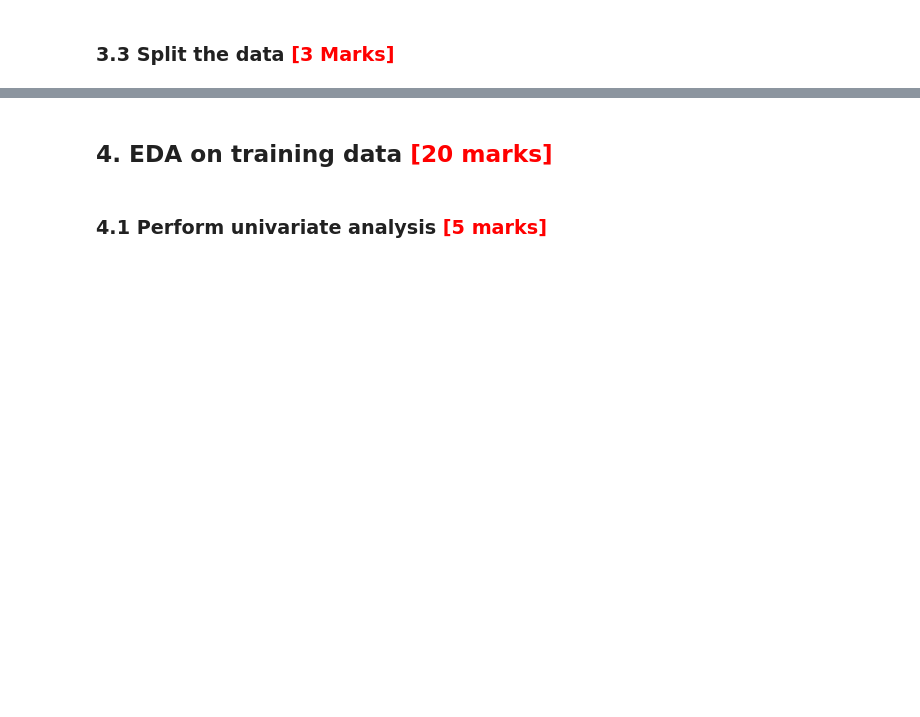
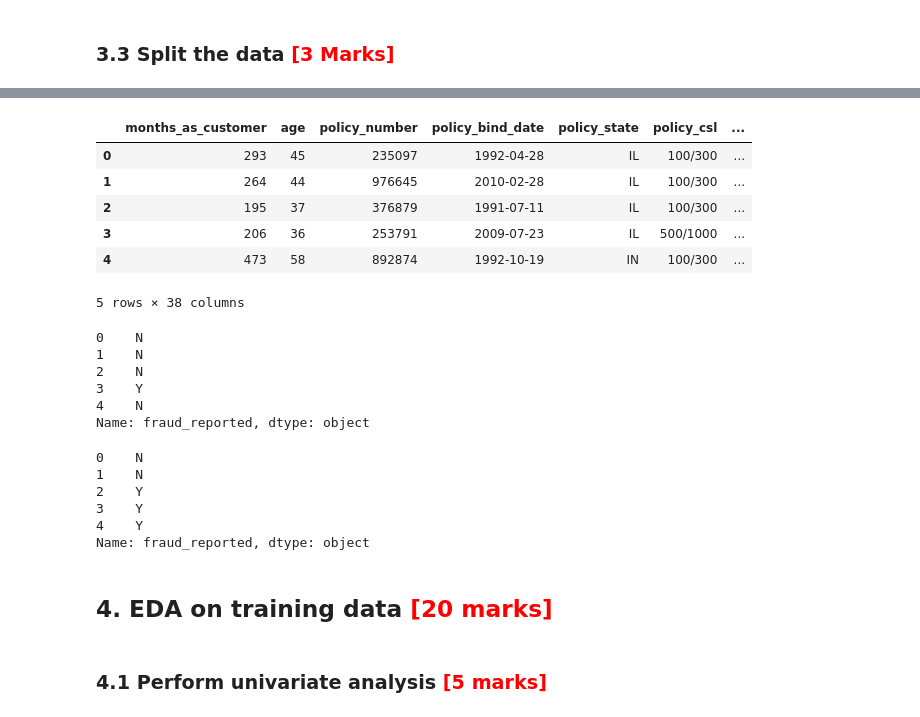
Before and after one commit to avanindra3/Fraudulent_Claim_Detection, a Jupyter notebook: Fraudulent_Claim_Detection.ipynb, the cells around one changed output, grey strips where cells are left out. Cells and saved outputs as stored; diff of their text form; code cells hidden in the pictures; blank space fills up the shorter version.

```diff
--- a/Fraudulent_Claim_Detection.ipynb
+++ b/Fraudulent_Claim_Detection.ipynb
@@ -379,3 +491,31 @@ from sklearn.model_selection import train_test_split
+# %%
+X_test.head()
+# %% [output]
+|  | months_as_customer | age | policy_number | policy_bind_date | policy_state | policy_csl | ... |
+| 0 | 293 | 45 | 235097 | 1992-04-28 | IL | 100/300 | ... |
+| 1 | 264 | 44 | 976645 | 2010-02-28 | IL | 100/300 | ... |
+| 2 | 195 | 37 | 376879 | 1991-07-11 | IL | 100/300 | ... |
+| 3 | 206 | 36 | 253791 | 2009-07-23 | IL | 500/1000 | ... |
+| 4 | 473 | 58 | 892874 | 1992-10-19 | IN | 100/300 | ... |
+5 rows × 38 columns
+# %%
+y_train.head()
+# %% [output]
+0    N
+1    N
+2    N
+3    Y
+4    N
+Name: fraud_reported, dtype: object
+# %%
+y_test.head()
+# %% [output]
+0    N
+1    N
+2    Y
+3    Y
+4    Y
+Name: fraud_reported, dtype: object
 # %% [markdown]
 ## **4. EDA on training data** <font color = red>[20 marks]</font>
 # %% [markdown]
```
Also changed, not shown: parts of 23 cells of this notebook.
